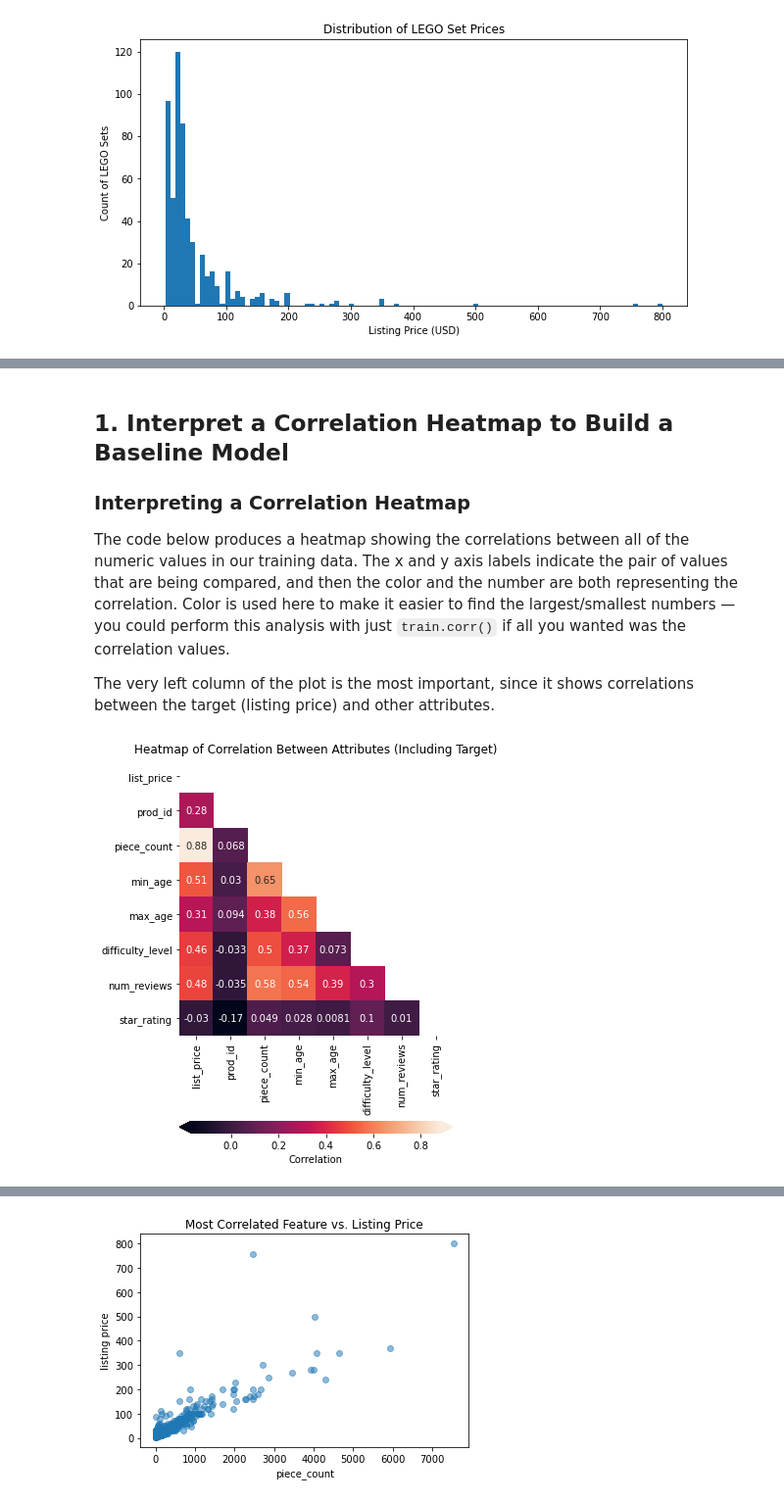
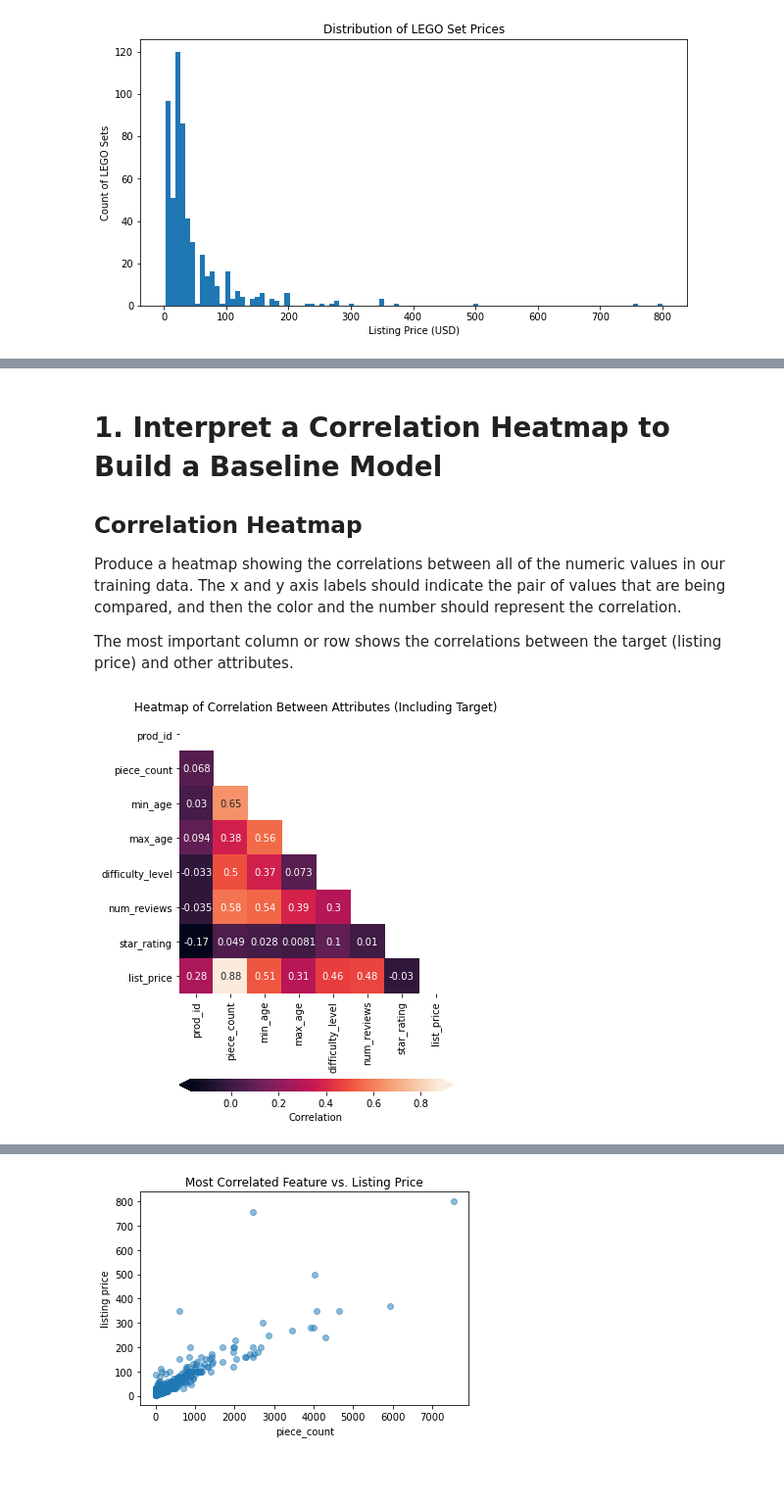
Before and after one commit to learn-co-curriculum/ds-linear-regression-project-axi, a Jupyter notebook: index.ipynb, the cells around one changed output, grey strips where cells are left out. Shown: that part at 98% size. Drawn from its saved outputs; the diff is of its cells as text; code cells hidden in the pictures; blank space fills up the shorter version.

```diff
--- a/index.ipynb
+++ b/index.ipynb
@@ -163,8 +154,8 @@ Determine what, if any, understanding of the underlying relationship between var
 # %% [markdown]
-## 1. Interpret a Correlation Heatmap to Build a Baseline Model
+# 1. Interpret a Correlation Heatmap to Build a Baseline Model
 
-### Interpreting a Correlation Heatmap
+## Correlation Heatmap
 
-The code below produces a heatmap showing the correlations between all of the numeric values in our training data. The x and y axis labels indicate the pair of values that are being compared, and then the color and the number are both representing the correlation. Color is used here to make it easier to find the largest/smallest numbers — you could perform this analysis with just `train.corr()` if all you wanted was the correlation values.
+Produce a heatmap showing the correlations between all of the numeric values in our training data. The x and y axis labels should indicate the pair of values that are being compared, and then the color and the number should represent the correlation.
 
-The very left column of the plot is the most important, since it shows correlations between the target (listing price) and other attributes.
+The most important column or row shows the correlations between the target (listing price) and other attributes.
@@ -171,67 +176,32 @@ The very left column of the plot is the most important, since it shows correlati
 # %%
-# Run this cell without changes
-
-import seaborn as sns
-import numpy as np
+# __SOLUTION__
 
 # Create a df with the target as the first column,
 # then compute the correlation matrix
-heatmap_data = pd.concat([y_train, X_train], axis=1)
+heatmap_data = train
 corr = heatmap_data.corr()
 
 # Set up figure and axes
 fig, ax = plt.subplots(figsize=(5, 8))
 
 # Plot a heatmap of the correlation matrix, with both
 # numbers and colors indicating the correlations
 sns.heatmap(
     # Specifies the data to be plotted
     data=corr,
     # The mask means we only show half the values,
     # instead of showing duplicates. It's optional.
     mask=np.triu(np.ones_like(corr, dtype=bool)),
     # Specifies that we should use the existing axes
     ax=ax,
     # Specifies that we want labels, not just colors
     annot=True,
     # Customizes colorbar appearance
     cbar_kws={"label": "Correlation", "orientation": "horizontal", "pad": .2, "extend": "both"}
 )
 
 # Customize the plot appearance
 ax.set_title("Heatmap of Correlation Between Attributes (Including Target)");
+# %% [output]
+[figure, added]
-# %%
-# __SOLUTION__
-
-import seaborn as sns
-import numpy as np
-
-# Create a df with the target as the first column,
-# then compute the correlation matrix
-heatmap_data = pd.concat([y_train, X_train], axis=1)
-corr = heatmap_data.corr()
-
-# Set up figure and axes
-fig, ax = plt.subplots(figsize=(5, 8))
-
-# Plot a heatmap of the correlation matrix, with both
-# numbers and colors indicating the correlations
-sns.heatmap(
-    # Specifies the data to be plotted
-    data=corr,
-    # The mask means we only show half the values,
-    # instead of showing duplicates. It's optional.
-    mask=np.triu(np.ones_like(corr, dtype=bool)),
-    # Specifies that we should use the existing axes
-    ax=ax,
-    # Specifies that we want labels, not just colors
-    annot=True,
-    # Customizes colorbar appearance
-    cbar_kws={"label": "Correlation", "orientation": "horizontal", "pad": .2, "extend": "both"}
-)
-
-# Customize the plot appearance
-ax.set_title("Heatmap of Correlation Between Attributes (Including Target)");
-# %% [output]
-[figure, removed]
 # %% [markdown]
```
Also changed, not shown: parts of 63 cells of this notebook.
